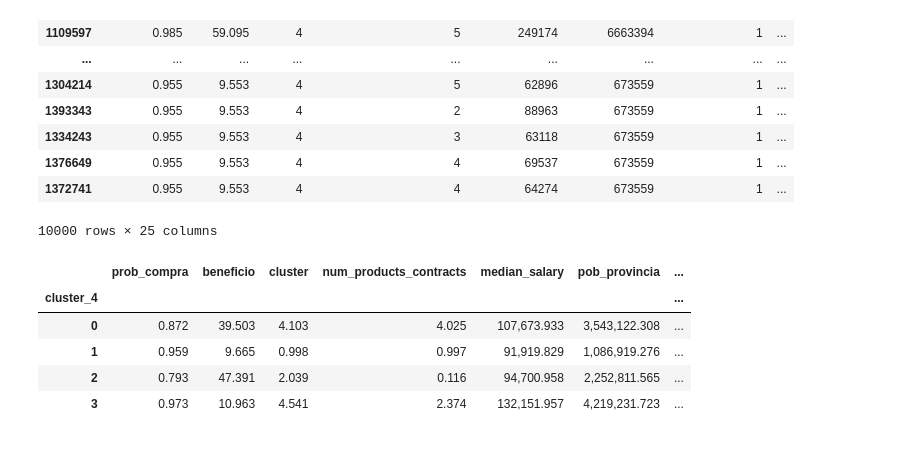
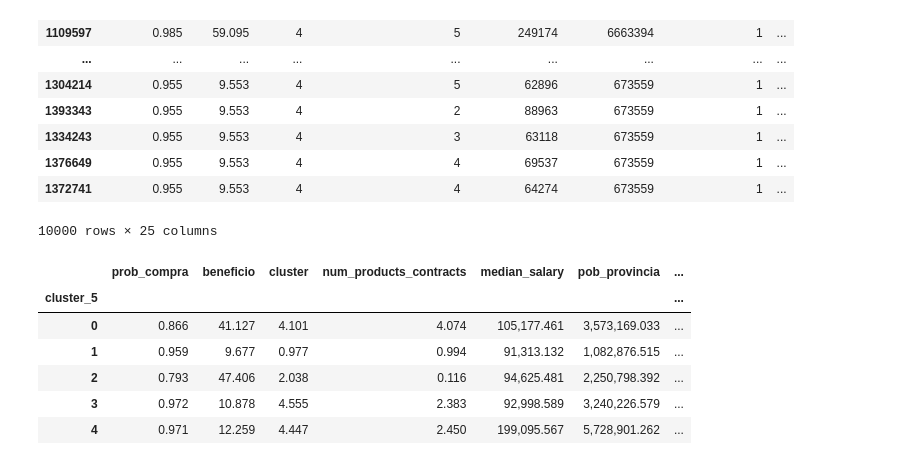
Before and after one commit to jascicz/easy_money_Project, a Jupyter notebook: Tarea_4_Personalizacion/Personalizacion_5.ipynb, the cells around one changed output. Cells and saved outputs as stored; diff of their text form; code cells hidden in the pictures.

```diff
--- a/Tarea_4_Personalizacion/Personalizacion_5.ipynb
+++ b/Tarea_4_Personalizacion/Personalizacion_5.ipynb
@@ -838,6 +843,6 @@ plt.show()
 # %% [output]
 [figure]
 # %%
-cluster_model = KMeans(n_clusters = 4, random_state=42)
+cluster_model = KMeans(n_clusters = 5, random_state=42)
 cluster_model.fit(df_joined_scaled)
 # %% [output]
@@ -845,3 +850,3 @@ KMeans(n_clusters=4, random_state=42)
 # %%
-df_joined_scaled['cluster_4'] = cluster_model.fit_predict(df_joined_scaled)
+df_joined_scaled['cluster_5'] = cluster_model.fit_predict(df_joined_scaled)
 # %%
@@ -894,7 +901,7 @@ df_joined_scaled
 10000 rows × 25 columns
 # %%
 # Guardar la columna de clusters
-clusters = df_joined_scaled['cluster_4']
+clusters = df_joined_scaled['cluster_5']
 
 # Eliminar el resto de las columnas escaladas
 df_joined_scaled.drop(columns=df_joined_scaled.columns, inplace=True)
@@ -903,7 +910,7 @@ df_joined_scaled.drop(columns=df_joined_scaled.columns, inplace=True)
 df_joined_scaled = df_joined.copy()
 
 # Añadir la columna de clusters al DataFrame original
-df_joined_scaled['cluster_4'] = clusters
+df_joined_scaled['cluster_5'] = clusters
 # %%
 df_joined_scaled
 # %% [output]
@@ -923,14 +930,15 @@ df_joined_scaled
 10000 rows × 25 columns
 # %%
 # Calcular las medias de todas las columnas agrupadas por el cluster
-cluster_means = df_joined_scaled.groupby('cluster_4').mean()
+cluster_means = df_joined_scaled.groupby('cluster_5').mean()
 
 # Mostrar las medias
 cluster_means
 # %% [output]
 |  | prob_compra | beneficio | cluster | num_products_contracts | median_salary | pob_provincia | ... |
-| cluster_4 |  |  |  |  |  |  | ... |
-| 0 | 0.872 | 39.503 | 4.103 | 4.025 | 107,673.933 | 3,543,122.308 | ... |
-| 1 | 0.959 | 9.665 | 0.998 | 0.997 | 91,919.829 | 1,086,919.276 | ... |
-| 2 | 0.793 | 47.391 | 2.039 | 0.116 | 94,700.958 | 2,252,811.565 | ... |
-| 3 | 0.973 | 10.963 | 4.541 | 2.374 | 132,151.957 | 4,219,231.723 | ... |
+| cluster_5 |  |  |  |  |  |  | ... |
+| 0 | 0.866 | 41.127 | 4.101 | 4.074 | 105,177.461 | 3,573,169.033 | ... |
+| 1 | 0.959 | 9.677 | 0.977 | 0.994 | 91,313.132 | 1,082,876.515 | ... |
+| 2 | 0.793 | 47.406 | 2.038 | 0.116 | 94,625.481 | 2,250,798.392 | ... |
+| 3 | 0.972 | 10.878 | 4.555 | 2.383 | 92,998.589 | 3,240,226.579 | ... |
+| 4 | 0.971 | 12.259 | 4.447 | 2.450 | 199,095.567 | 5,728,901.262 | ... |
```
Also changed, not shown: parts of 4 cells of this notebook.
